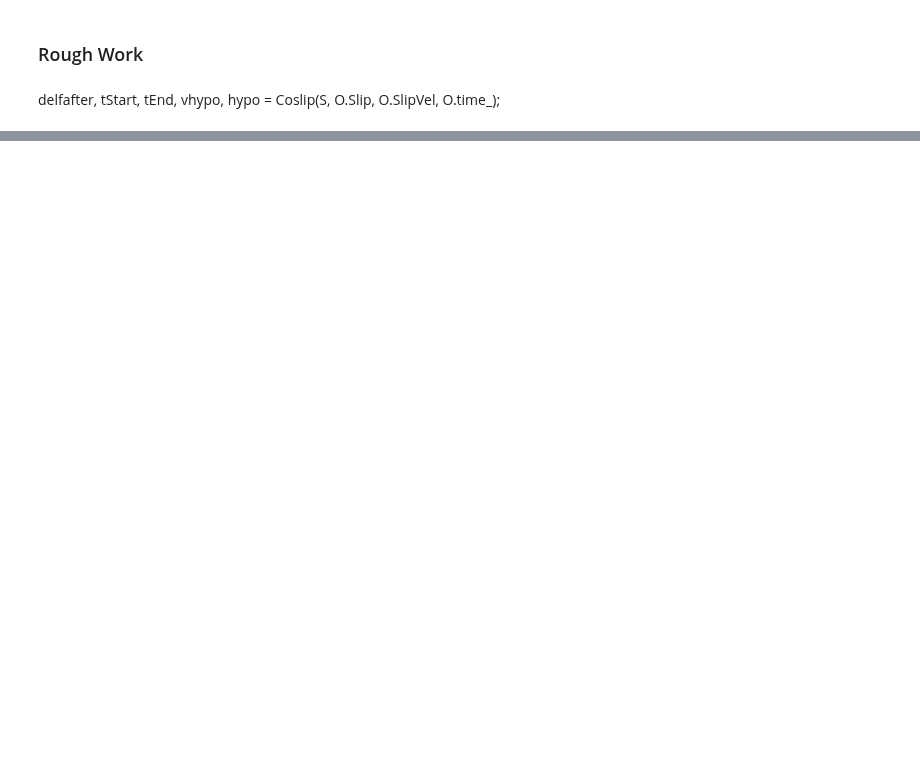
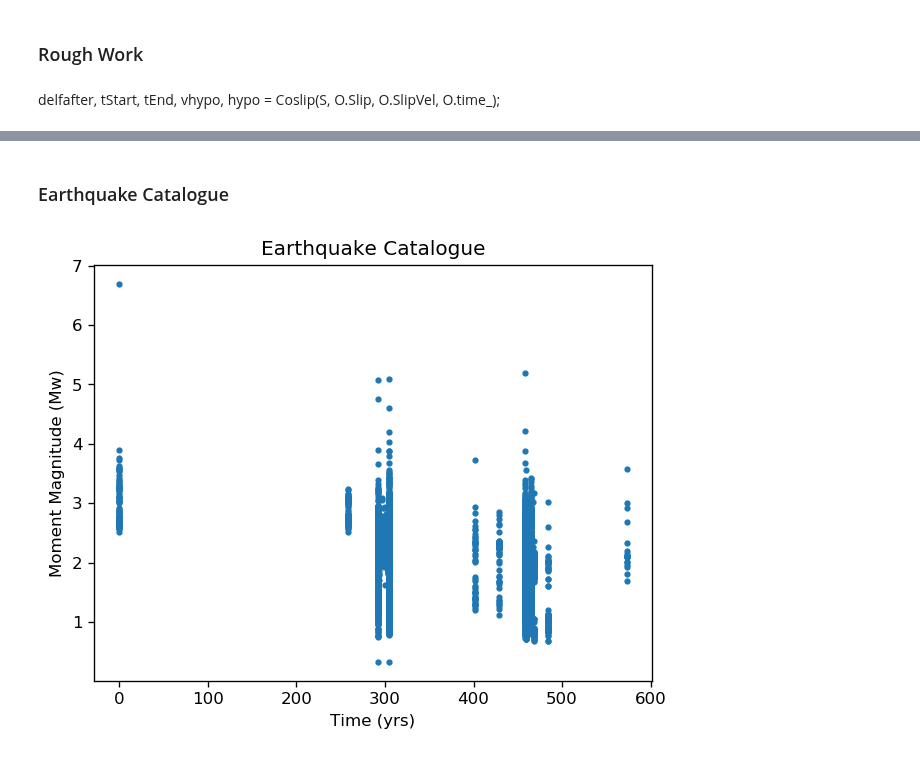
Before and after one commit to thehalfspace/JuliaSEM, a Jupyter notebook: Output-data07.ipynb, the cells around one changed output, grey strips where cells are left out. Saved outputs shown, nothing was run; the diff lists cells and outputs as text; code cells hidden in the pictures; blank space fills up the shorter version.

```diff
--- a/Output-data07.ipynb
+++ b/Output-data07.ipynb
@@ -78,0 +103,7 @@ show()
+# %% [markdown]
+<h3> Earthquake Catalogue
+# %%
+delfafter, tStart, = Coslip(S, O.Slip, O.SlipVel, O.time_)
+eq_catalog(Mw, tStart, P.yr2sec)
+# %% [output]
+[figure, added]
```
Also changed, not shown: parts of 24 cells of this notebook, 3 other files.
